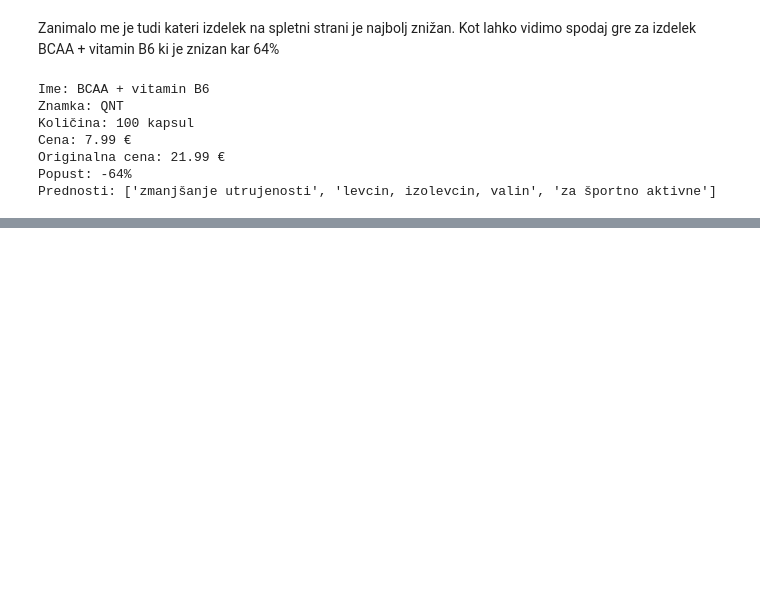
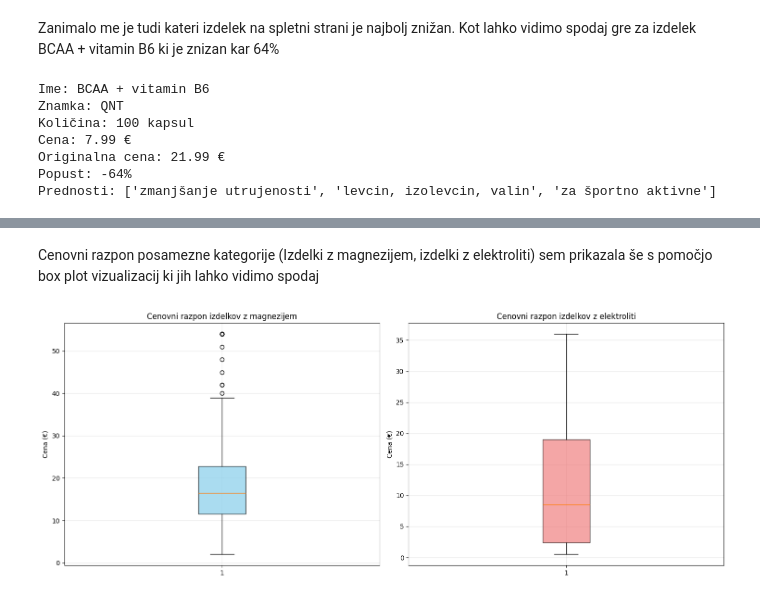
Before and after one commit to linacizman/seminarska_naloga_UVP, a Jupyter notebook: analiza_jupyter.ipynb, the cells around one changed output, grey strips where cells are left out. Drawn from its saved outputs; the diff is of its cells as text; code cells hidden in the pictures; blank space fills up the shorter version.

Commit message:
Dokončano poročilo z dodanimi vizualizacijami in izračuni v jupyter notebooku

```diff
--- a/analiza_jupyter.ipynb
+++ b/analiza_jupyter.ipynb
@@ -174,0 +298,29 @@ Prednosti: ['zmanjšanje utrujenosti', 'levcin, izolevcin, valin', 'za športno
+# %% [markdown]
+Cenovni razpon posamezne kategorije (Izdelki z magnezijem, izdelki z elektroliti) sem prikazala še s pomočjo box plot vizualizacij ki jih lahko vidimo spodaj
+# %%
+import matplotlib.pyplot as plt
+import pandas as pd
+
+izdelki_z_magnezijem['Cena_numeric'] = izdelki_z_magnezijem['Cena'].str.replace(' €', '').astype(float)
+izdelki_z_elektroliti['Cena_numeric'] = izdelki_z_elektroliti['Cena'].str.replace(' €', '').astype(float)
+
+fig, (ax1, ax2) = plt.subplots(1, 2, figsize=(15, 6))
+
+# Box plot za magnezij
+ax1.boxplot(izdelki_z_magnezijem['Cena_numeric'], patch_artist=True,
+           boxprops=dict(facecolor='skyblue', alpha=0.7))
+ax1.set_title('Cenovni razpon izdelkov z magnezijem')
+ax1.set_ylabel('Cena (€)')
+ax1.grid(True, alpha=0.3)
+
+# Box plot za elektrolite
+ax2.boxplot(izdelki_z_elektroliti['Cena_numeric'], patch_artist=True,
+           boxprops=dict(facecolor='lightcoral', alpha=0.7))
+ax2.set_title('Cenovni razpon izdelkov z elektroliti')
+ax2.set_ylabel('Cena (€)')
+ax2.grid(True, alpha=0.3)
+
+plt.tight_layout()
+plt.show()
+# %% [output]
+[figure, added]
```
Also changed, not shown: parts of 9 cells of this notebook.
